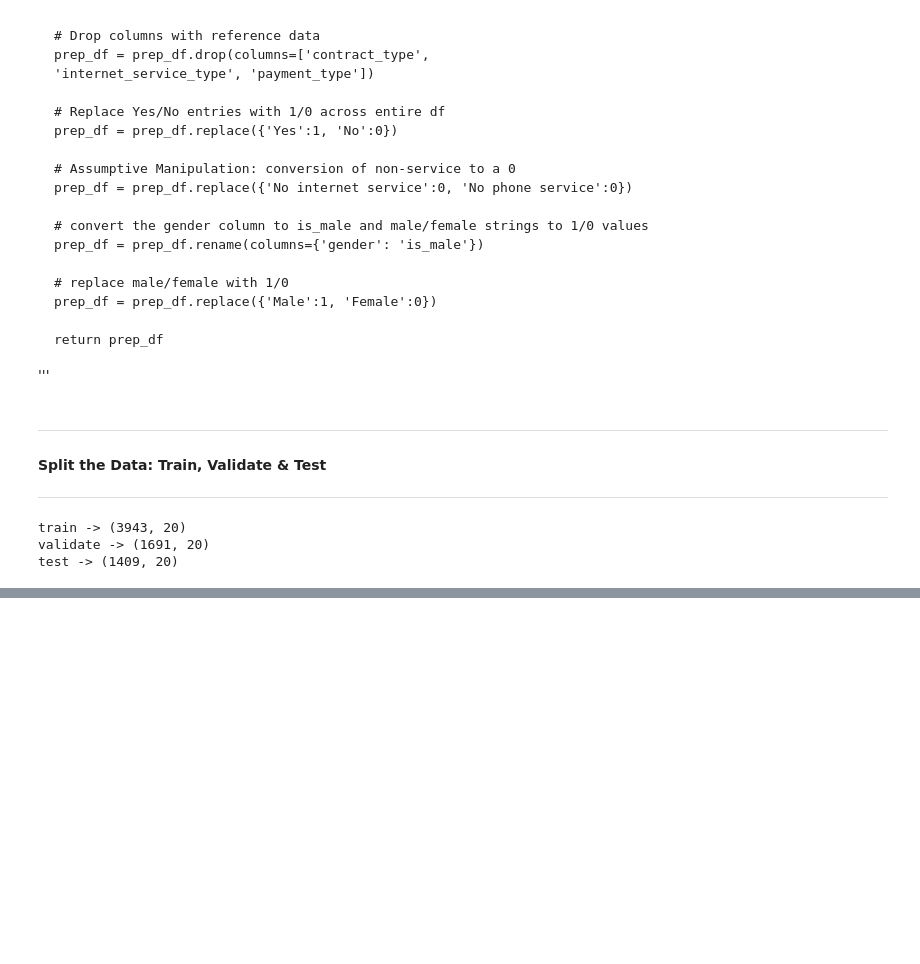
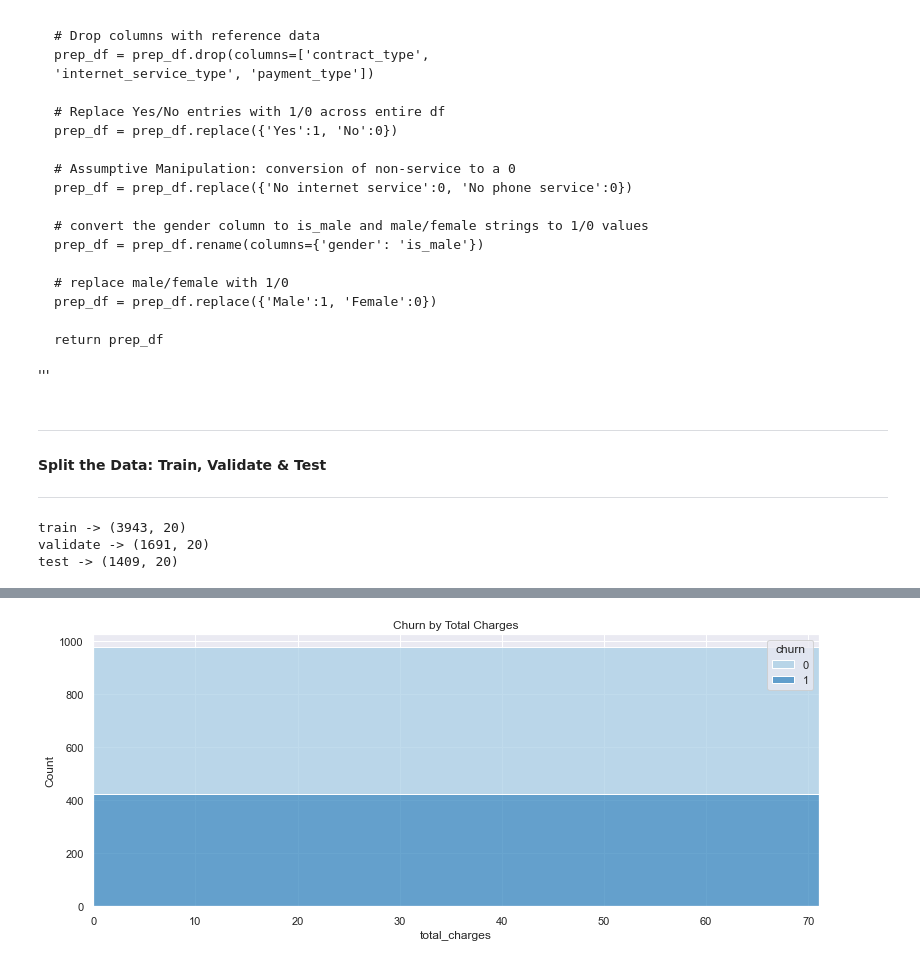
Before and after one commit to albertopuentes/Classification-Project---To-Churn-or-Not-To-Churn, a Jupyter notebook: classification_project.ipynb, the cells around one changed output, grey strips where cells are left out. Cells and saved outputs as stored; diff of their text form; code cells hidden in the pictures; blank space fills up the shorter version.

```diff
--- a/classification_project.ipynb
+++ b/classification_project.ipynb
@@ -377,0 +445,13 @@ test -> (1409, 20)
+# %%
+# Churn by Total Charges (Categorical vs Continous data)
+plt.figure(figsize=(13,5))
+sns.histplot(train,
+             x=train.total_charges,
+             hue='churn',
+             multiple='stack',
+             palette='Blues')
+plt.title("Churn by Total Charges")
+plt.xlabel('total_charges')
+plt.xlim(0, 71);
+# %% [output]
+[figure, added]
```
Also changed, not shown: parts of 17 cells of this notebook.
